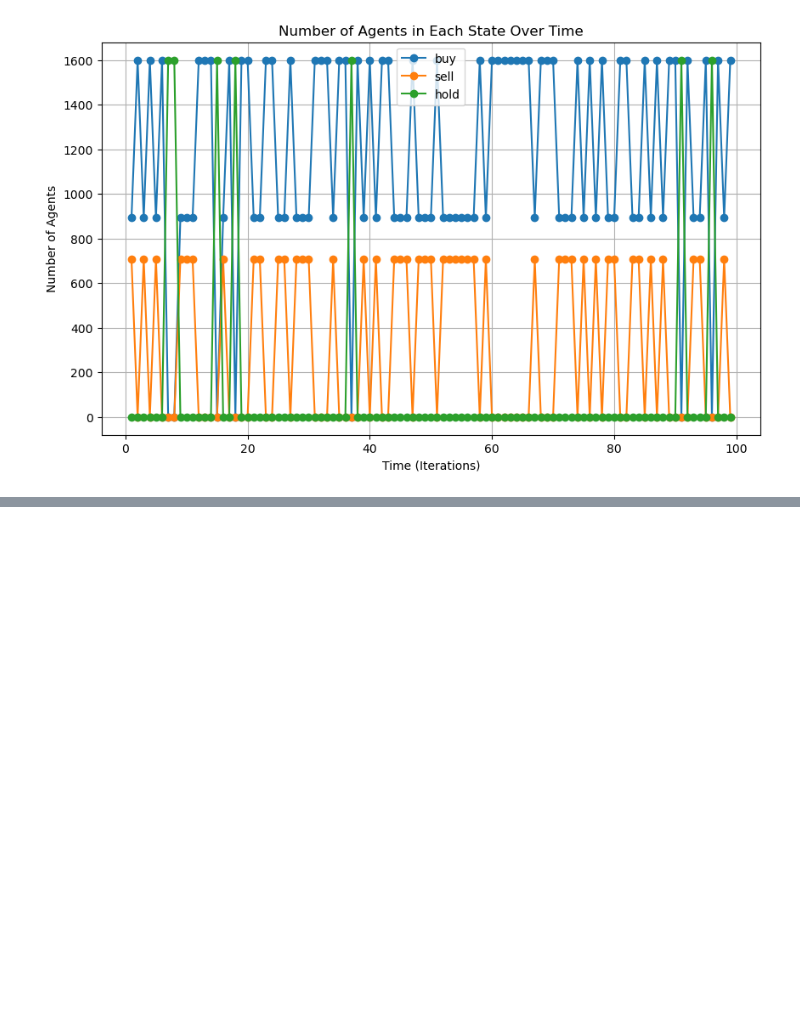
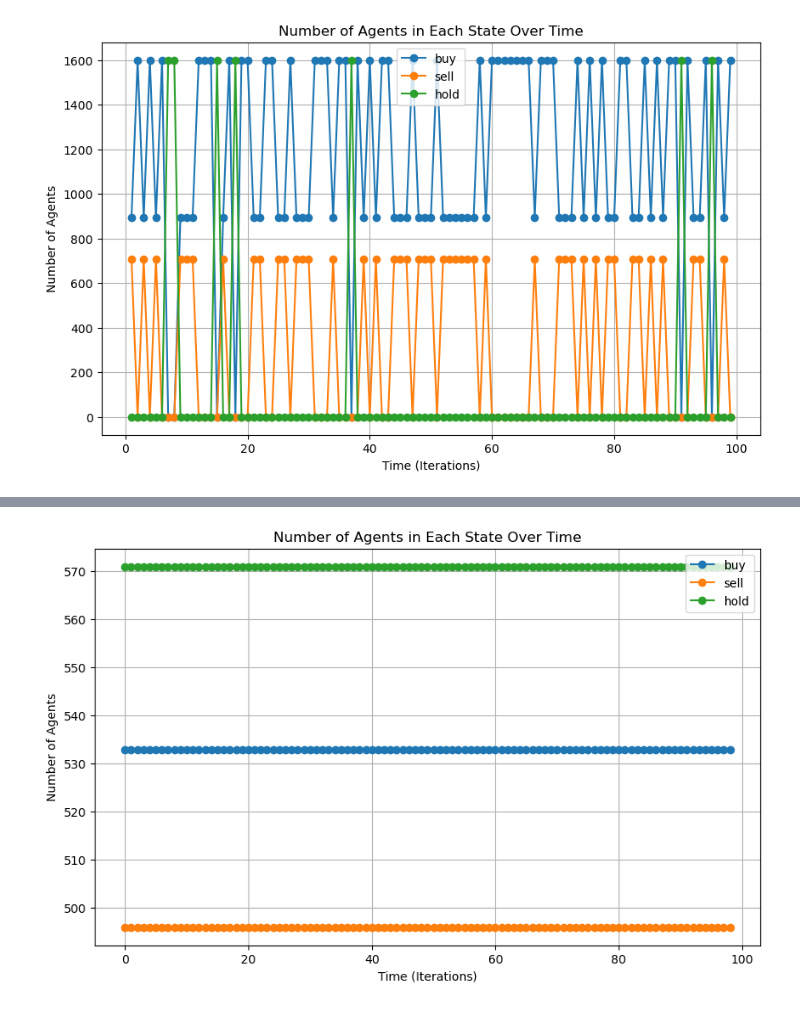
Before and after one commit to SuperAileen/CCS-2024-Group20, a Jupyter notebook: network_small_world.ipynb, the cells around one changed output, grey strips where cells are left out. Cells and saved outputs as stored; diff of their text form; code cells hidden in the pictures; blank space fills up the shorter version.

```diff
--- a/network_small_world.ipynb
+++ b/network_small_world.ipynb
@@ -399,0 +616,41 @@ plt.show()
+# %%
+# Initialize agents
+agents = np.zeros(N, dtype=[('type', 'U10'), ('wealth', 'f8'), ('money', 'f8'), ('quantity', 'f8'), ('expected_price', 'f8'), ('decision', 'U10'), ('info', 'f8')])
+for i in range(N):
+    agents[i] = (np.random.choice(['fund', 'chart']), W[i], M, Q, np.random.uniform(low=low_price, high=high_price), np.random.choice(['buy', 'sell', 'hold']), np.random.uniform(0, Ith))
+
+# Simulation
+network = nx.watts_strogatz_graph(N, 4, 0.1)
+state_counts = {'buy': [], 'sell': [], 'hold': []}
+
+for t in range(1, 100):  # Time steps
+    for i, agent in enumerate(agents):
+        receive_global_info(agent, Ith)
+        if agent['type'] == 'fund':
+            adjust_fundamentalist_decision(agent, actual_price, TAO)
+
+    for i, agent in enumerate(agents):
+        neighbors = list(network.neighbors(i))
+        N_nn = len(neighbors)
+        if agent['info'] > Ith:
+            receive_individual_info(agent, neighbors, ALPHA, N_nn)
+
+    # Update state counts
+    current_state_counts = {'buy': 0, 'sell': 0, 'hold': 0}
+    for agent in agents:
+        current_state_counts[agent['decision']] += 1
+    for state in state_counts:
+        state_counts[state].append(current_state_counts[state])
+
+# Plotting
+plt.figure(figsize=(10, 6))
+for state, counts in state_counts.items():
+    plt.plot(range(len(counts)), counts, marker='o', label=state)
+plt.xlabel('Time (Iterations)')
+plt.ylabel('Number of Agents')
+plt.title('Number of Agents in Each State Over Time')
+plt.legend()
+plt.grid(True)
+plt.show()
+# %% [output]
+[figure, added]
```
Also changed, not shown: parts of 7 cells of this notebook.
